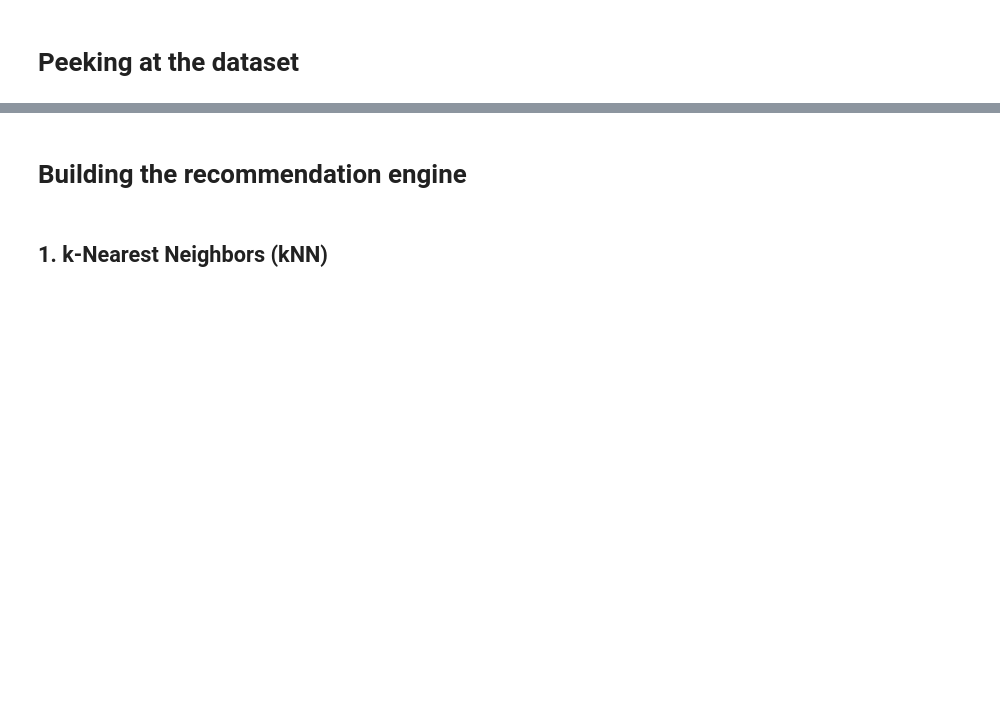
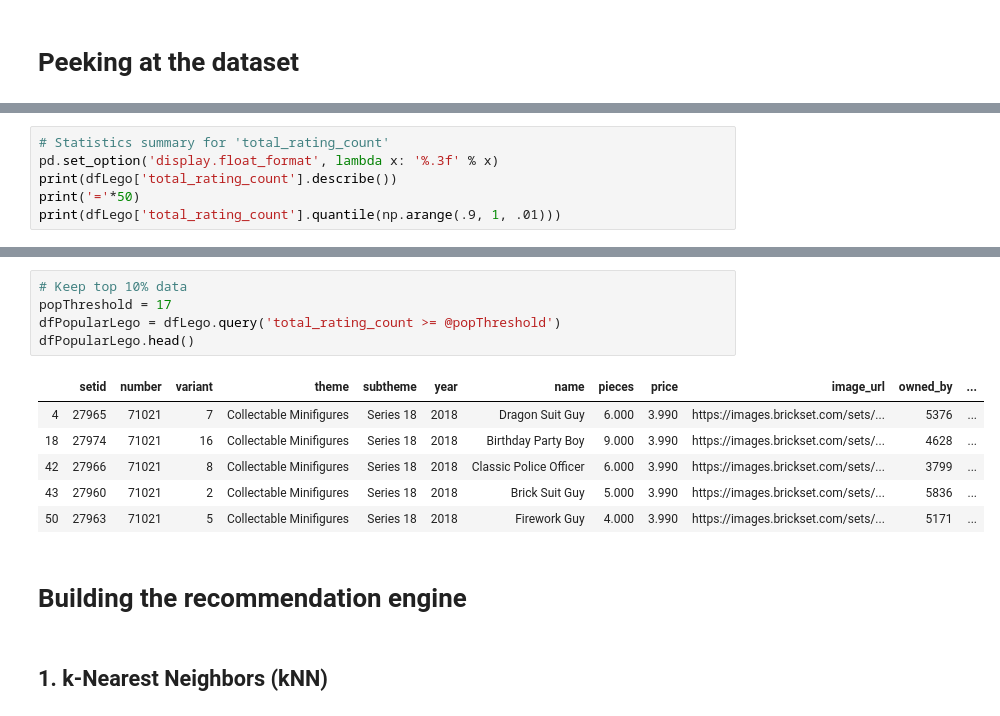
Before and after one commit to kidisty/Project--3, a Jupyter notebook: Lego_analyzing.ipynb, the cells around one changed output, grey strips where cells are left out. Saved outputs shown, nothing was run; the diff lists cells and outputs as text; blank space fills up the shorter version.

```diff
--- a/Lego_analyzing.ipynb
+++ b/Lego_analyzing.ipynb
@@ -82,0 +83,6 @@ dfLego.head()
+# %%
+# Statistics summary for 'total_rating_count'
+pd.set_option('display.float_format', lambda x: '%.3f' % x)
+print(dfLego['total_rating_count'].describe())
+print('='*50)
+print(dfLego['total_rating_count'].quantile(np.arange(.9, 1, .01)))
@@ -83,3 +107,15 @@ dfLego.head()
+# %%
+# Keep top 10% data
+popThreshold = 17
+dfPopularLego = dfLego.query('total_rating_count >= @popThreshold')
+dfPopularLego.head()
+# %% [output]
+|  | setid | number | variant | theme | subtheme | year | name | pieces | price | image_url | owned_by | ... |
+| 4 | 27965 | 71021 | 7 | Collectable Minifigures | Series 18 | 2018 | Dragon Suit Guy | 6.000 | 3.990 | https://images.brickset.com/sets/... | 5376 | ... |
+| 18 | 27974 | 71021 | 16 | Collectable Minifigures | Series 18 | 2018 | Birthday Party Boy | 9.000 | 3.990 | https://images.brickset.com/sets/... | 4628 | ... |
+| 42 | 27966 | 71021 | 8 | Collectable Minifigures | Series 18 | 2018 | Classic Police Officer | 6.000 | 3.990 | https://images.brickset.com/sets/... | 3799 | ... |
+| 43 | 27960 | 71021 | 2 | Collectable Minifigures | Series 18 | 2018 | Brick Suit Guy | 5.000 | 3.990 | https://images.brickset.com/sets/... | 5836 | ... |
+| 50 | 27963 | 71021 | 5 | Collectable Minifigures | Series 18 | 2018 | Firework Guy | 4.000 | 3.990 | https://images.brickset.com/sets/... | 5171 | ... |
 # %% [markdown]
 # Building the recommendation engine
 # %% [markdown]
```
Also changed, not shown: parts of 17 cells of this notebook.
